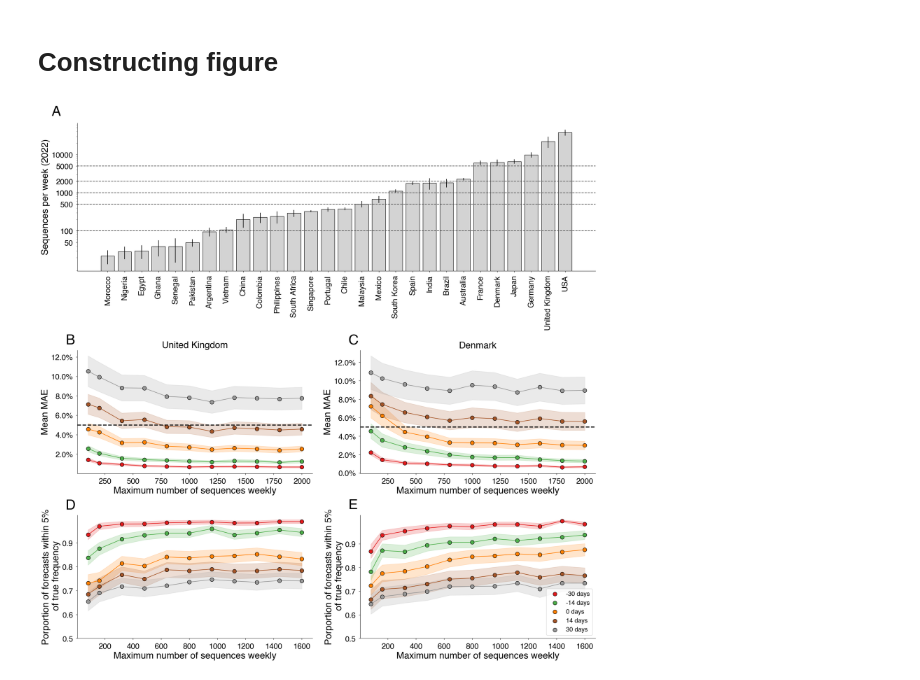
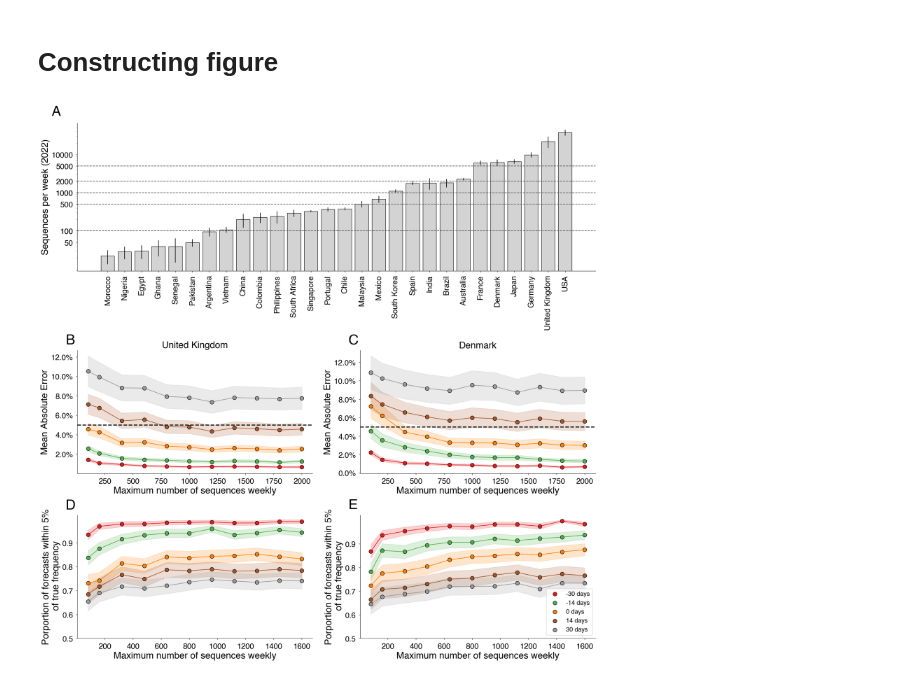
Before and after one commit to blab/ncov-forecasting-fit, a Jupyter notebook: notebooks/downscaling_plots.ipynb, the cells around one changed output. Saved outputs shown, nothing was run; the diff lists cells and outputs as text; code cells hidden in the pictures.

```diff
--- a/notebooks/downscaling_plots.ipynb
+++ b/notebooks/downscaling_plots.ipynb
@@ -411,46 +414,44 @@ COUNTRY_C = "Germany"
 # MAE
 ax_mae_A = fig.add_subplot(spec[1,0])
 plot_mae_by_thres_at_lead(ax_mae_A, mean_mae, LEADS_TO_PLOT, COUNTRY_A, lead_cmap,
-                                  ylabel="Mean MAE", legend=False)
+                                  ylabel="Mean Absolute Error", legend=False)
 ax_mae_A.set_title(COUNTRY_A)
 
 ax_mae_B = fig.add_subplot(spec[1,1])
 plot_mae_by_thres_at_lead(ax_mae_B, mean_mae, LEADS_TO_PLOT, COUNTRY_B, lead_cmap,
-                                  ylabel="Mean MAE", legend=False)
+                                  ylabel="Mean Absolute Error", legend=False)
 ax_mae_B.set_title(COUNTRY_B)
 
 #ax_mae_C = fig.add_subplot(spec[1, 2])
 #plot_mae_by_thres_at_lead(ax_mae_C, mean_mae, LEADS_TO_PLOT, COUNTRY_C, lead_cmap,
 #                                  ylabel="Mean MAE", legend=False)
 #ax_mae_C.set_title(COUNTRY_C)
 
 # Prop acceptable
 ax_prop_A = fig.add_subplot(spec[2,0])
 plot_prop_accept_by_thres_at_lead(ax_prop_A, mean_acceptable, LEADS_TO_PLOT, COUNTRY_A, lead_cmap,
                                   ylabel="Porportion of forecasts within 5%\n of true frequency", legend=False)
 
 ax_prop_B = fig.add_subplot(spec[2,1])
 plot_prop_accept_by_thres_at_lead(ax_prop_B, mean_acceptable, LEADS_TO_PLOT, COUNTRY_B, lead_cmap,
                                   ylabel="Porportion of forecasts within 5%\n of true frequency" )
 
 #ax_prop_C = fig.add_subplot(spec[2,2])
 #plot_prop_accept_by_thres_at_lead(ax_prop_C, mean_acceptable, LEADS_TO_PLOT, COUNTRY_C, lead_cmap,
 #                                  ylabel="Porportion of forecasts within 5%\n of true frequency" )
 
 
 # Add axis labels
 axes = [ax_empirical, ax_mae_A, ax_mae_B, ax_prop_A, ax_prop_B]
 
 # axes = [ax_empirical, ax_mae_A, ax_mae_B, ax_mae_C, ax_prop_A, ax_prop_B, ax_prop_C]
 
 ax_labels = string.ascii_uppercase
 
 for ax, ax_label in zip(axes, ax_labels):
     ax.text(-0.05, 1.05, ax_label, transform=ax.transAxes, size=36, weight='bold')
-
-# TODO: Move legend position for panel C
 # %% [output]
-[figure, old version]
+[figure, new version]
 # %%
 fig
 # %% [output]
```
Also changed, not shown: parts of 3 cells of this notebook, 1 other file.
